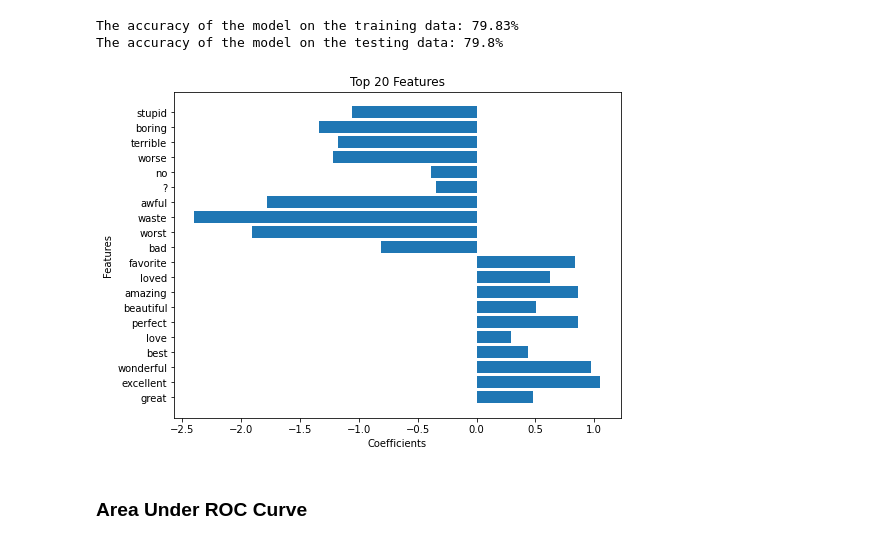
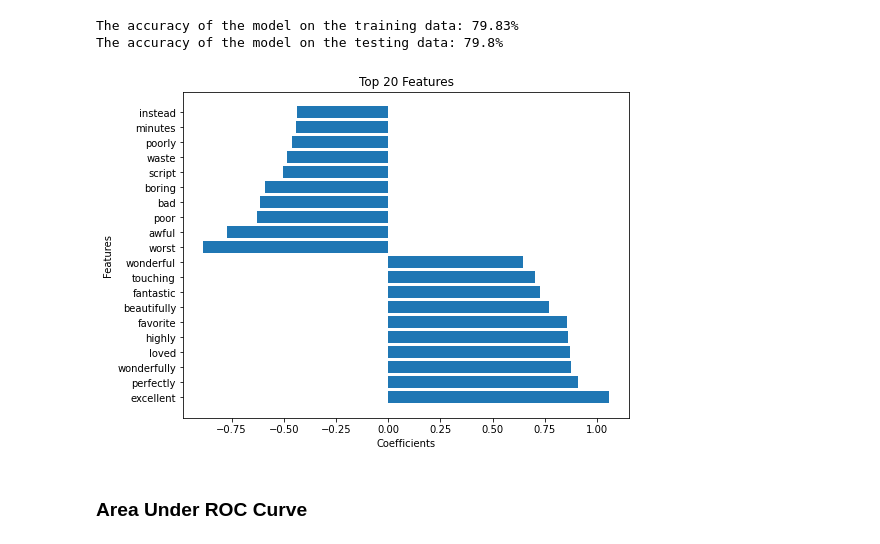
Before and after one commit to faithrts/ML-Intro, a Jupyter notebook: A2_Draft.ipynb, the cells around one changed output. Drawn from its saved outputs; the diff is of its cells as text; code cells hidden in the pictures.

```diff
--- a/A2_Draft.ipynb
+++ b/A2_Draft.ipynb
@@ -1128,4 +1129,9 @@ def evaluate_mult_acc(x_train, y_train, x_test, y_test, silent = True, learning_
     print("The accuracy of the model on the testing data: " + str(round((test_acc * 100), 2)) + "%")
 
   return train_acc, test_acc
+# %%
+def log_evaluate_coefficients(x_train, y_train):
+  log_reg = LogisticRegression(max_iters = 1000).fit(x_train, y_train, silent = True)
+
+  return log_reg.w
 # %%
@@ -1282,19 +1288,23 @@ train_acc, test_acc = evaluate_log_acc(x_train_20_IMDB, y_train_20_IMDB, x_test_
 # %% [output]
 The accuracy of the model on the training data: 79.83%
 The accuracy of the model on the testing data: 79.8%
-# %%
-### running logistic regression on IMDB data (top 20 words)
-
-# creates a logistic regression object
-log_reg = LogisticRegression(max_iters=1e4).fit(x_train_20_IMDB, y_train_20_IMDB, silent = True)
-
-# saves the coefficients outputted by logsitic regression
-log_reg_20_weights = log_reg.fit(x_train_20_IMDB, y_train_20_IMDB, silent = True).w
-
-# plots the top 20 features with their coefficients on the x-axis
-coefficients_horizontal_bar_plot(log_reg_20_weights[0:-1], pos_neg_20_words)
-# %% [output]
-[figure, removed]
+# %%
+### finding top 10 positive and negative coefficients for logistic regression
+
+log_coefficients = log_evaluate_coefficients(x_train_IMDB, y_train_IMDB)
+
+top_10_coefficients = np.sort(log_coefficients)[::-1][0:10]
+top_10_words = [top_100_words[i] for i in np.argsort(log_coefficients)[::-1][0:10]]
+
+bottom_10_coefficients = np.sort(log_coefficients)[0:10]
+bottom_10_words = [top_100_words[i] for i in np.argsort(log_coefficients)[0:10]]
+
+all_coefficients = [coefficient for sublist in [top_10_coefficients, bottom_10_coefficients] for coefficient in sublist]
+all_words = top_10_words + bottom_10_words
+
+coefficients_horizontal_bar_plot(all_coefficients, all_words)
+# %% [output]
+[figure, added]
 # %% [markdown]
 ### Area Under ROC Curve
 # %%
```
Also changed, not shown: parts of 14 cells of this notebook.
